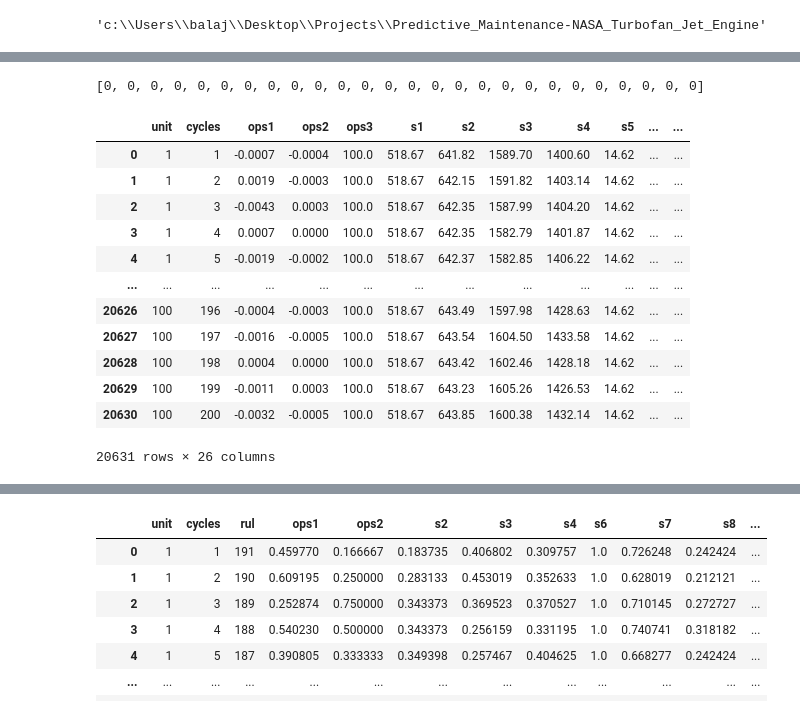
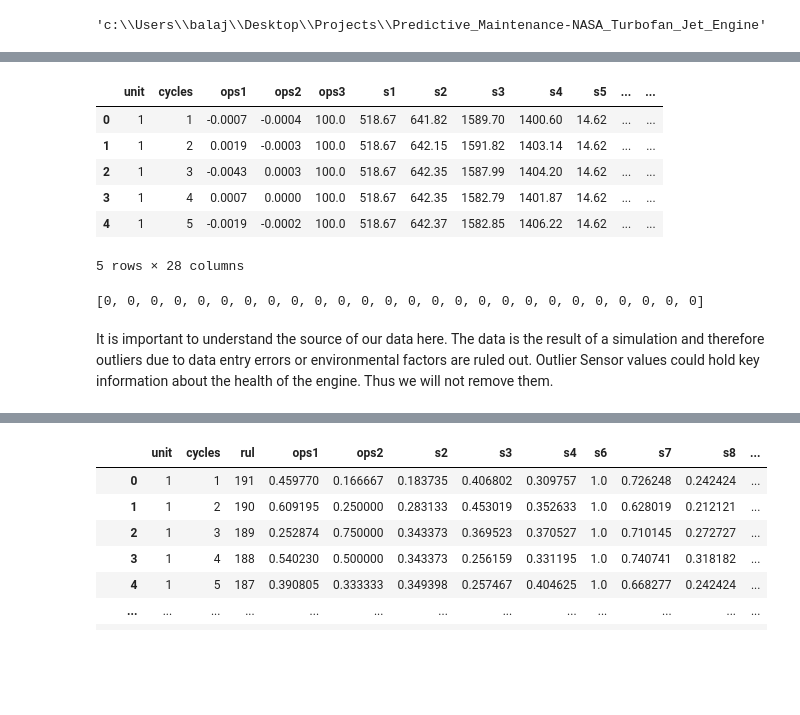
Before and after one commit to Parithimaal/Predictive_Maintenance-NASA_Turbofan_Jet_Engine, a Jupyter notebook: FD001_analysis.ipynb, the cells around one changed output, grey strips where cells are left out. Cells and saved outputs as stored; diff of their text form; code cells hidden in the pictures; blank space fills up the shorter version.

Commit message:
Trained models and modularized preprocessing

```diff
--- a/FD001_analysis.ipynb
+++ b/FD001_analysis.ipynb
@@ -15,6 +17,14 @@ from sklearn.metrics import mean_squared_error, accuracy_score, r2_score
 os.getcwd()
 # %% [output]
 'c:\\Users\\balaj\\Desktop\\Projects\\Predictive_Maintenance-NASA_Turbofan_Jet_Engine'
+# %%
+# Importing and refreshing modules
+import importlib
+import preproc
+
+from preproc import Preprocessor
+importlib.reload(preproc)
+p = Preprocessor()
 # %%
 # Loading data
 train = pd.read_table("Data/train_FD001.txt", sep=' ', header=None)
@@ -40,31 +31,23 @@ memory usage: 4.4 MB
-# %%
-# Dropping empty columns
-train = train.dropna(axis=1, how='all')
-print(list(train.isna().sum()))
-# %% [output]
-[0, 0, 0, 0, 0, 0, 0, 0, 0, 0, 0, 0, 0, 0, 0, 0, 0, 0, 0, 0, 0, 0, 0, 0, 0, 0]
 # %%
-# Renaming Columns
-sensor_cols = [f"s{num}" for num in range(1, 22)]
-op_setting_cols = [f"ops{num}" for num in range(1, 4)]
-other_cols = ["unit", "cycles"]
-column_names = other_cols + op_setting_cols + sensor_cols
-train.columns = column_names
-train
+# Renaming columns
+train = p.rename_columns(train)
+train.head()
 # %% [output]
 |  | unit | cycles | ops1 | ops2 | ops3 | s1 | s2 | s3 | s4 | s5 | ... | ... |
 | 0 | 1 | 1 | -0.0007 | -0.0004 | 100.0 | 518.67 | 641.82 | 1589.70 | 1400.60 | 14.62 | ... | ... |
 | 1 | 1 | 2 | 0.0019 | -0.0003 | 100.0 | 518.67 | 642.15 | 1591.82 | 1403.14 | 14.62 | ... | ... |
 | 2 | 1 | 3 | -0.0043 | 0.0003 | 100.0 | 518.67 | 642.35 | 1587.99 | 1404.20 | 14.62 | ... | ... |
 | 3 | 1 | 4 | 0.0007 | 0.0000 | 100.0 | 518.67 | 642.35 | 1582.79 | 1401.87 | 14.62 | ... | ... |
 | 4 | 1 | 5 | -0.0019 | -0.0002 | 100.0 | 518.67 | 642.37 | 1582.85 | 1406.22 | 14.62 | ... | ... |
-| ... | ... | ... | ... | ... | ... | ... | ... | ... | ... | ... | ... | ... |
-| 20626 | 100 | 196 | -0.0004 | -0.0003 | 100.0 | 518.67 | 643.49 | 1597.98 | 1428.63 | 14.62 | ... | ... |
-| 20627 | 100 | 197 | -0.0016 | -0.0005 | 100.0 | 518.67 | 643.54 | 1604.50 | 1433.58 | 14.62 | ... | ... |
-| 20628 | 100 | 198 | 0.0004 | 0.0000 | 100.0 | 518.67 | 643.42 | 1602.46 | 1428.18 | 14.62 | ... | ... |
-| 20629 | 100 | 199 | -0.0011 | 0.0003 | 100.0 | 518.67 | 643.23 | 1605.26 | 1426.53 | 14.62 | ... | ... |
-| 20630 | 100 | 200 | -0.0032 | -0.0005 | 100.0 | 518.67 | 643.85 | 1600.38 | 1432.14 | 14.62 | ... | ... |
-20631 rows × 26 columns
+5 rows × 28 columns
+# %%
+# Dropping empty columns
+train = train.dropna(axis=1, how='all')
+list(train.isna().sum()) # Checking for missing values in each column
+# %% [output]
+[0, 0, 0, 0, 0, 0, 0, 0, 0, 0, 0, 0, 0, 0, 0, 0, 0, 0, 0, 0, 0, 0, 0, 0, 0, 0]
+# %% [markdown]
+It is important to understand the source of our data here. The data is the result of a simulation and therefore outliers due to data entry errors or environmental factors are ruled out. Outlier Sensor values could hold key information about the health of the engine. Thus we will not remove them.
 # %%
 train.describe()
 # %% [output]
```
Also changed, not shown: parts of 21 cells of this notebook, 6 other files.
